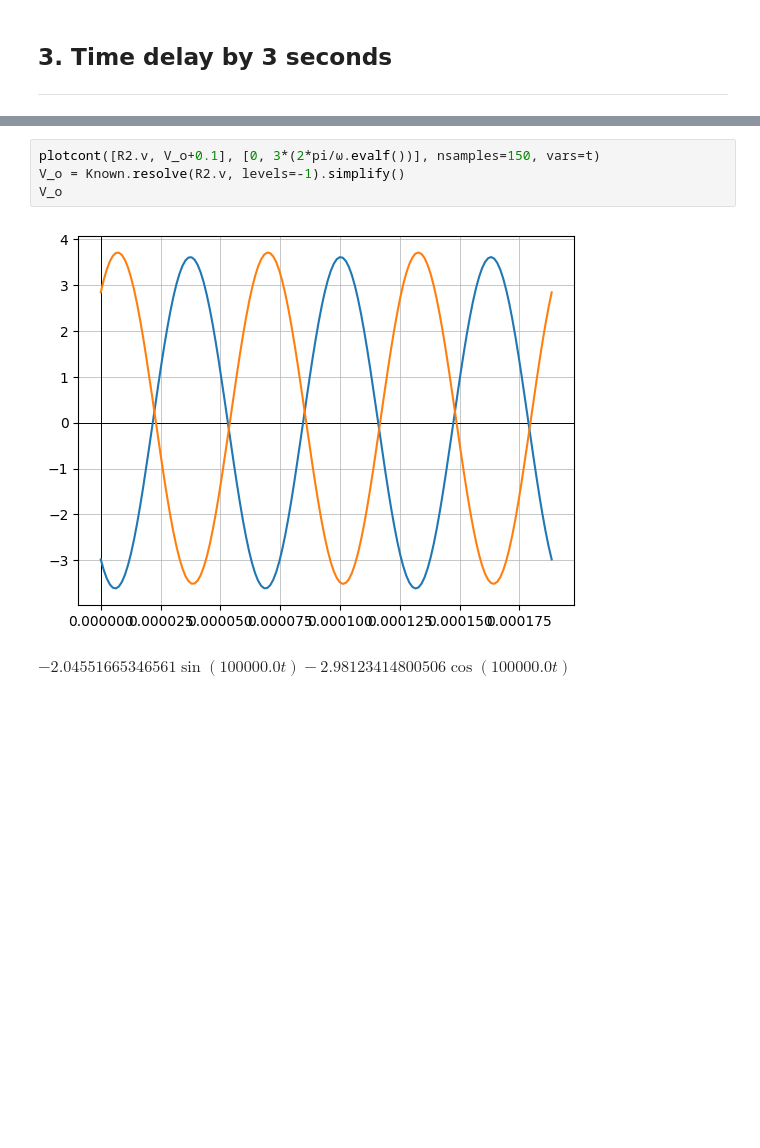
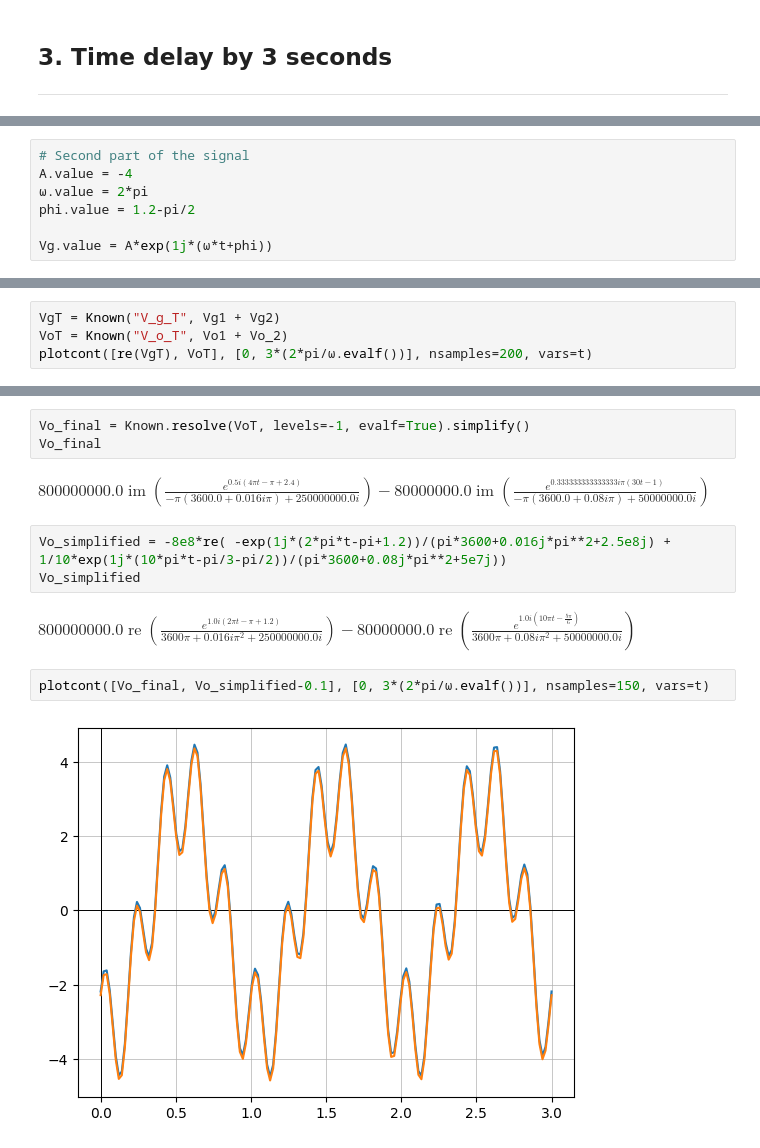
Before and after one commit to alonso-herreros/uni-syscirc-problems, a Jupyter notebook: code/circuits/C.1.ipynb, the cells around one changed output, grey strips where cells are left out. Drawn from its saved outputs; the diff is of its cells as text; blank space fills up the shorter version.

```diff
--- a/code/circuits/C.1.ipynb
+++ b/code/circuits/C.1.ipynb
@@ -113,0 +156,7 @@ plotcont([re(Vg), L.i, R2.v], [0, 3*(2*pi/ω.evalf())], nsamples=200, vars=t)
+# %%
+# Second part of the signal
+A.value = -4
+ω.value = 2*pi
+phi.value = 1.2-pi/2
+
+Vg.value = A*exp(1j*(ω*t+phi))
@@ -113,0 +184,4 @@ plotcont([re(Vg), L.i, R2.v], [0, 3*(2*pi/ω.evalf())], nsamples=200, vars=t)
+# %%
+VgT = Known("V_g_T", Vg1 + Vg2)
+VoT = Known("V_o_T", Vo1 + Vo_2)
+plotcont([re(VgT), VoT], [0, 3*(2*pi/ω.evalf())], nsamples=200, vars=t)
@@ -114,7 +190,14 @@ plotcont([re(Vg), L.i, R2.v], [0, 3*(2*pi/ω.evalf())], nsamples=200, vars=t)
+# %%
+Vo_final = Known.resolve(VoT, levels=-1, evalf=True).simplify()
+Vo_final
+# %% [output]
+$\displaystyle 800000000.0 \operatorname{im}{\left(\frac{e^{0.5 i \left(4 \pi t - \pi + 2.4\right)}}{- \pi \left(3600.0 + 0.016 i \pi\right) + 250000000.0 i}\right)} - 80000000.0 \operatorname{im}{\left(\frac{e^{0.333333333333333 i \pi \left(30 t - 1\right)}}{- \pi \left(3600.0 + 0.08 i \pi\right) + 50000000.0 i}\right)}$
+# %%
+Vo_simplified = -8e8*re( -exp(1j*(2*pi*t-pi+1.2))/(pi*3600+0.016j*pi**2+2.5e8j) + 1/10*exp(1j*(10*pi*t-pi/3-pi/2))/(pi*3600+0.08j*pi**2+5e7j))
+Vo_simplified
+# %% [output]
+$\displaystyle 800000000.0 \operatorname{re}{\left(\frac{e^{1.0 i \left(2 \pi t - \pi + 1.2\right)}}{3600 \pi + 0.016 i \pi^{2} + 250000000.0 i}\right)} - 80000000.0 \operatorname{re}{\left(\frac{e^{1.0 i \left(10 \pi t - \frac{5 \pi}{6}\right)}}{3600 \pi + 0.08 i \pi^{2} + 50000000.0 i}\right)}$
 # %%
-plotcont([R2.v, V_o+0.1], [0, 3*(2*pi/ω.evalf())], nsamples=150, vars=t)
-V_o = Known.resolve(R2.v, levels=-1).simplify()
-V_o
+plotcont([Vo_final, Vo_simplified-0.1], [0, 3*(2*pi/ω.evalf())], nsamples=150, vars=t)
 # %% [output]
-[figure, old version]
+[figure, new version]
-$\displaystyle - 2.04551665346561 \sin{\left(100000.0 t \right)} - 2.98123414800506 \cos{\left(100000.0 t \right)}$
```
Also changed, not shown: parts of 24 cells of this notebook.
